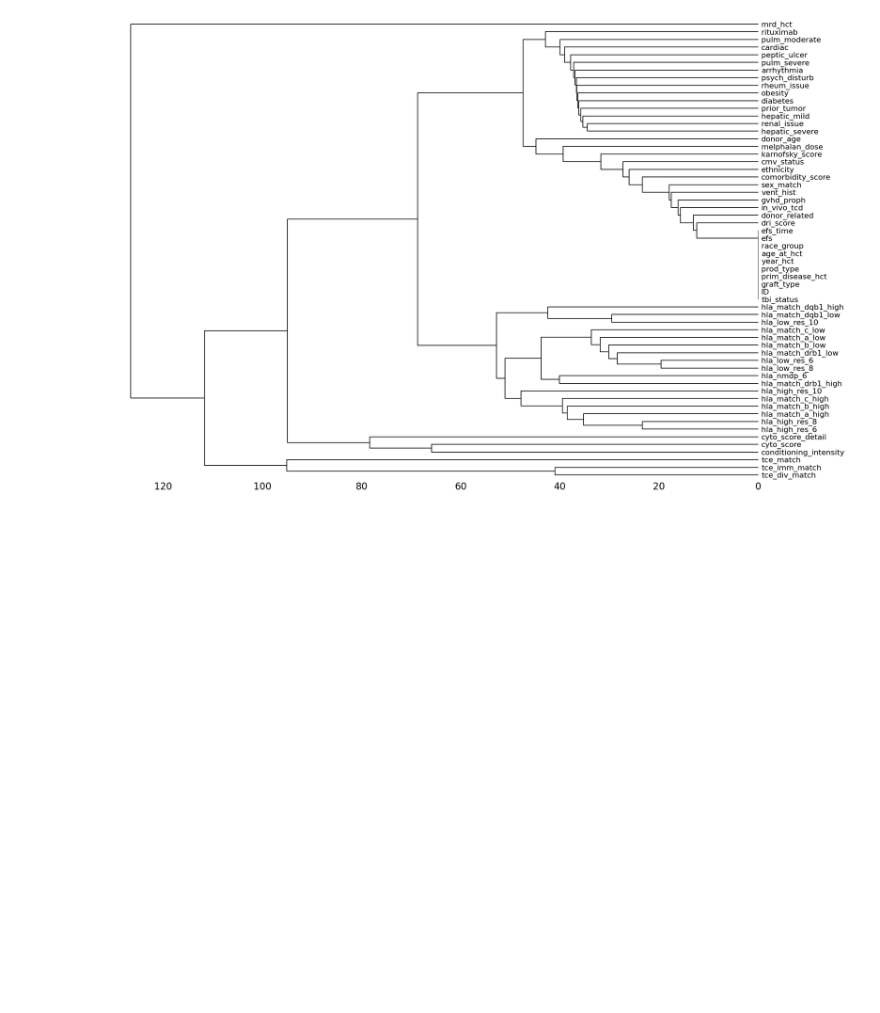
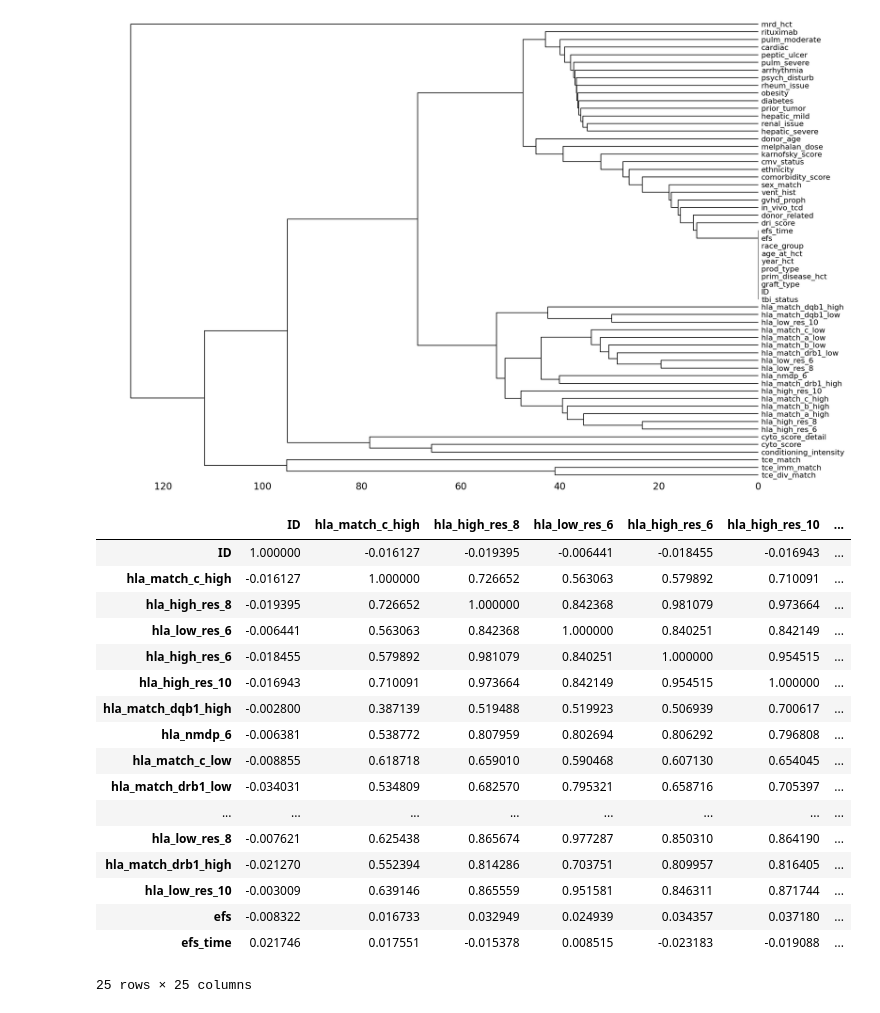
Before and after one commit to ayantalukdar/Project001, a Jupyter notebook: analysis.ipynb, the cells around one changed output. Cells and saved outputs as stored; diff of their text form; code cells hidden in the pictures; blank space fills up the shorter version.

```diff
--- a/analysis.ipynb
+++ b/analysis.ipynb
@@ -21,3 +23,25 @@ msno.dendrogram(transaction_df)
 # %% [output]
 <Axes: >
 [figure]
+# %%
+df_new = df.dropna()
+df_new.corr(numeric_only=True)
+# %% [output]
+|  | ID | hla_match_c_high | hla_high_res_8 | hla_low_res_6 | hla_high_res_6 | hla_high_res_10 | ... |
+| ID | 1.000000 | -0.016127 | -0.019395 | -0.006441 | -0.018455 | -0.016943 | ... |
+| hla_match_c_high | -0.016127 | 1.000000 | 0.726652 | 0.563063 | 0.579892 | 0.710091 | ... |
+| hla_high_res_8 | -0.019395 | 0.726652 | 1.000000 | 0.842368 | 0.981079 | 0.973664 | ... |
+| hla_low_res_6 | -0.006441 | 0.563063 | 0.842368 | 1.000000 | 0.840251 | 0.842149 | ... |
+| hla_high_res_6 | -0.018455 | 0.579892 | 0.981079 | 0.840251 | 1.000000 | 0.954515 | ... |
+| hla_high_res_10 | -0.016943 | 0.710091 | 0.973664 | 0.842149 | 0.954515 | 1.000000 | ... |
+| hla_match_dqb1_high | -0.002800 | 0.387139 | 0.519488 | 0.519923 | 0.506939 | 0.700617 | ... |
+| hla_nmdp_6 | -0.006381 | 0.538772 | 0.807959 | 0.802694 | 0.806292 | 0.796808 | ... |
+| hla_match_c_low | -0.008855 | 0.618718 | 0.659010 | 0.590468 | 0.607130 | 0.654045 | ... |
+| hla_match_drb1_low | -0.034031 | 0.534809 | 0.682570 | 0.795321 | 0.658716 | 0.705397 | ... |
+| ... | ... | ... | ... | ... | ... | ... | ... |
+| hla_low_res_8 | -0.007621 | 0.625438 | 0.865674 | 0.977287 | 0.850310 | 0.864190 | ... |
+| hla_match_drb1_high | -0.021270 | 0.552394 | 0.814286 | 0.703751 | 0.809957 | 0.816405 | ... |
+| hla_low_res_10 | -0.003009 | 0.639146 | 0.865559 | 0.951581 | 0.846311 | 0.871744 | ... |
+| efs | -0.008322 | 0.016733 | 0.032949 | 0.024939 | 0.034357 | 0.037180 | ... |
+| efs_time | 0.021746 | 0.017551 | -0.015378 | 0.008515 | -0.023183 | -0.019088 | ... |
+25 rows × 25 columns
```
Also changed, not shown: parts of 10 cells of this notebook.
